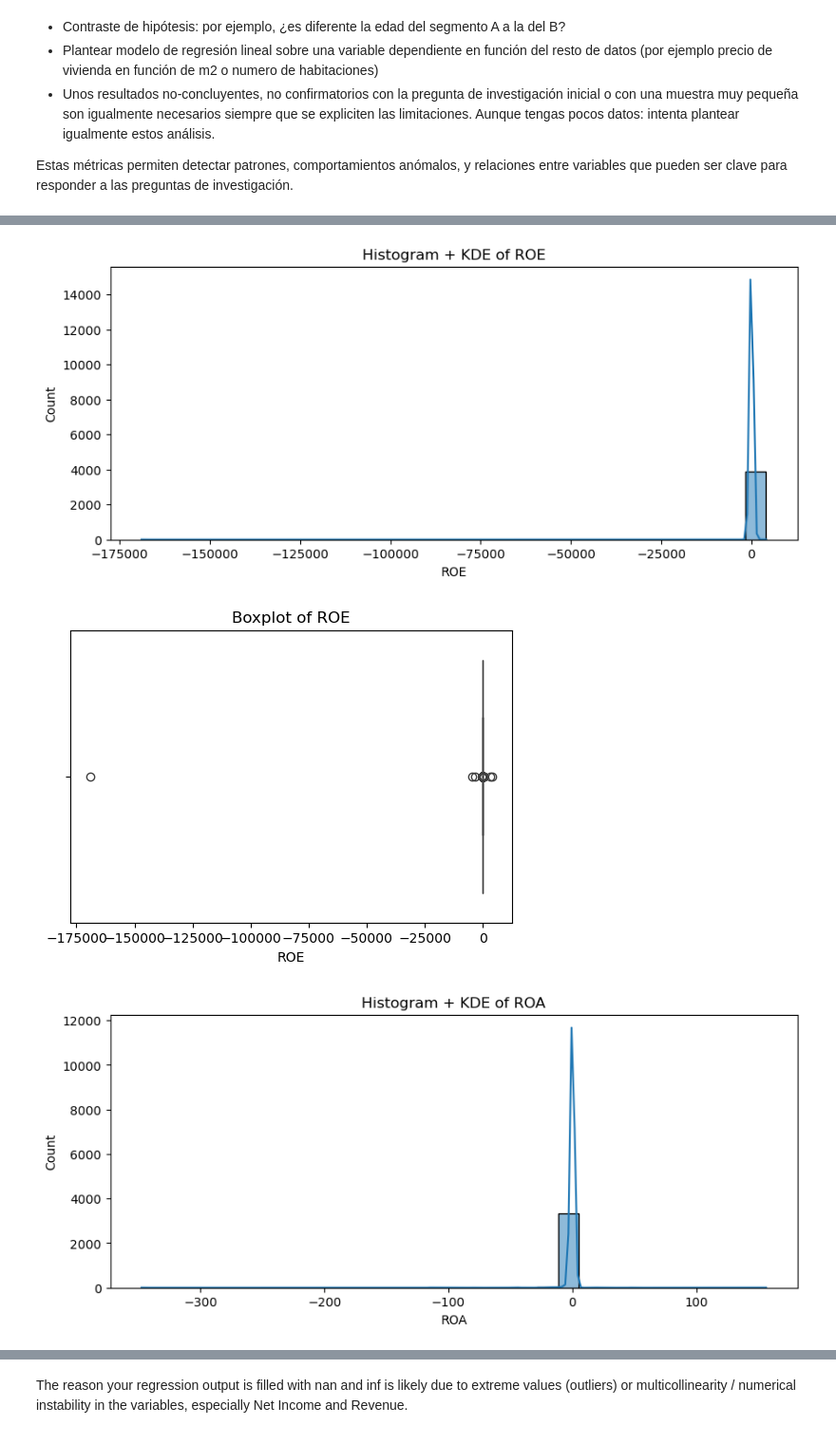
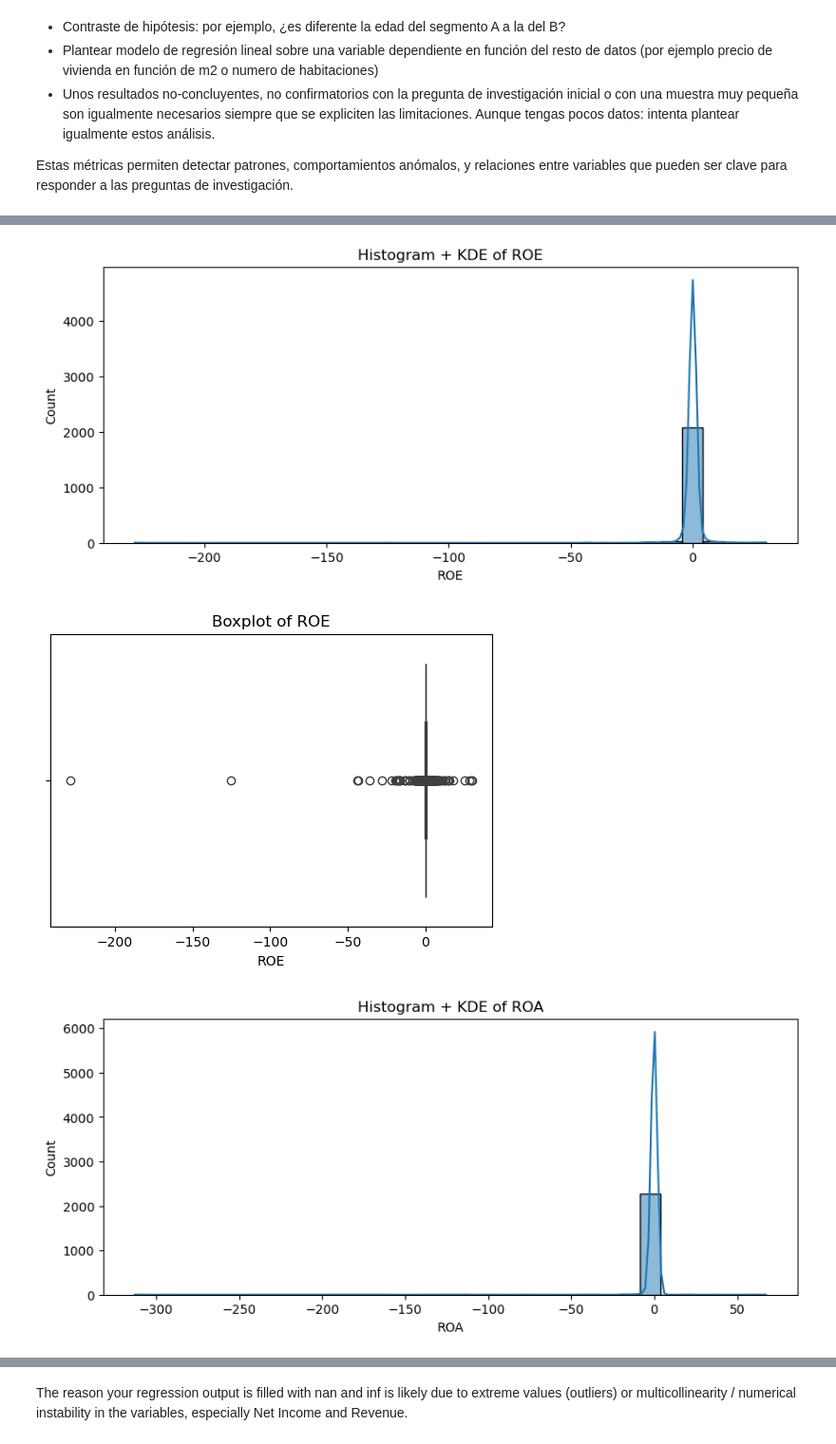
Before and after one commit to NataliaStekolnikova/credit-analysis-dashboard, a Jupyter notebook: notebooks/extracting-financial-10-k-reports-via-sec-edgar-db.ipynb, the cells around one changed output, grey strips where cells are left out. Shown at 95% size. Saved outputs shown, nothing was run; the diff lists cells and outputs as text; code cells hidden in the pictures.

Commit message:
Extended dataset, updated PowerBI dashboard with the new data and the new charts

```diff
--- a/notebooks/extracting-financial-10-k-reports-via-sec-edgar-db.ipynb
+++ b/notebooks/extracting-financial-10-k-reports-via-sec-edgar-db.ipynb
@@ -533,0 +560,4 @@ num_filtered[['adsh', 'tag', 'qtrs', 'dimn', 'value', 'version', 'ddate', 'uom',
+# %%
+columns_to_keep = ['adsh', 'tag', 'qtrs', 'dimn', 'value', 'version', 'ddate', 'uom']
+num_filtered = num_filtered[columns_to_keep]
+num_filtered.head(5)
@@ -609,9 +644,9 @@ Tags exported successfully to C:/Users/natal/credit-analysis-dashboard/data/proc
 # %%
 # Let's start our analysis with the most useful sub and num datasets.
 # the following sub columns could be useful for our analysis:
-# sub[['adsh', 'cik', 'name', 'countryba', 'stprba', 'cityba', 'accepted', 'instance', 'pubfloatusd', 'form', 'period', 'fy', 'fp', 'floatdate']].head(1)
+# sub[['adsh', 'cik', 'name', 'countryba', 'stprba', 'cityba', 'accepted', 'form', 'period', 'fy', 'fp']].head(1)
 # the following num columns could be useful for our analysis:
-# num[['adsh', 'tag', 'version', 'ddate', 'qtrs', 'uom', 'dimh', 'iprx', 'footnote', 'footlen', 'dimn', 'coreg', 'durp', 'datp', 'dcml']].head(1)
+# num[['adsh', 'tag', 'qtrs', 'dimn', 'value', 'version', 'ddate', 'uom']].head(1)
 
 key_tags = {
     'NetIncomeLoss': 'Net Income',
@@ -630,7 +665,7 @@ key_tags = {
 
 num_filtered = num_filtered[num_filtered['tag'].isin(key_tags.keys())].copy()
 num_filtered['metric_name'] = num_filtered['tag'].map(key_tags)
-num_filtered = num_filtered.merge(sub[['adsh', 'cik', 'name', 'fy', 'fp', 'form']], on='adsh', how='left')
+num_filtered = num_filtered.merge(sub[['adsh', 'cik', 'name', 'countryba', 'stprba', 'cityba', 'accepted', 'form', 'period', 'fy', 'fp']], on='adsh', how='left')
 
 num_filtered.info()
 # %% [output]
@@ -760,13 +815,13 @@ dupes_before = num_filtered.duplicated(
 print(f"Duplicates before pivot (same metric per group): {dupes_before}")
 
 edf = num_filtered.pivot_table(
-    index=['cik', 'name', 'adsh', 'fy', 'fp', 'form', 'dimn'],
+    index=['adsh', 'cik', 'name', 'countryba', 'stprba', 'cityba', 'accepted', 'form', 'period', 'fy', 'fp'],
     columns='metric_name',
     values='value',
 ).reset_index()
 
 # Check for duplicates in the resulting pivoted table
-dupes_after = edf.duplicated(subset=['cik', 'name', 'adsh', 'fy', 'fp', 'form', 'dimn']).sum()
+dupes_after = edf.duplicated(subset=['adsh', 'cik', 'name', 'countryba', 'stprba', 'cityba', 'accepted', 'form', 'period', 'fy', 'fp']).sum()
 
 print(f"Duplicates in pivoted edf (same company-report-period): {dupes_after}")
 # %% [output]
@@ -774,3 +829 @@ Duplicates before pivot (same metric per group): 132935
 Duplicates in pivoted edf (same company-report-period): 0
-# %%
-edf = edf.drop_duplicates()
@@ -1190,16 +1252,16 @@ standard deviation  2.677089e+09  1.929250e+10  2.708282e+03    8.742538
 # --- Histogram and Boxplot ---
 for metric in ['Net Income', 'Revenue', 'ROE', 'ROA']:
     plt.figure(figsize=(10, 4))
-    sns.histplot(edf_full_clean[metric].dropna(), kde=True, bins=30)
+    sns.histplot(edf[metric].dropna(), kde=True, bins=30)
     plt.title(f'Histogram + KDE of {metric}')
     plt.show()
 
     plt.figure(figsize=(6, 4))
-    sns.boxplot(x=edf_full_clean[metric].dropna())
+    sns.boxplot(x=edf[metric].dropna())
     plt.title(f'Boxplot of {metric}')
     plt.show()
 
 # --- Correlations ---
 print("\nCorrelations between financial metrics:")
-print(edf_full_clean[['Net Income', 'Revenue', 'ROE', 'ROA']].corr())
+print(edf[['Net Income', 'Revenue', 'ROE', 'ROA']].corr())
 # %% [output]
@@ -1210,3 +1272,3 @@ print(edf_full_clean[['Net Income', 'Revenue', 'ROE', 'ROA']].corr())
-[figure, old version]
+[figure, new version]
-[figure, old version]
+[figure, new version]
-[figure, old version]
+[figure, new version]
```
Also changed, not shown: parts of 59 cells of this notebook, 6 other files.
